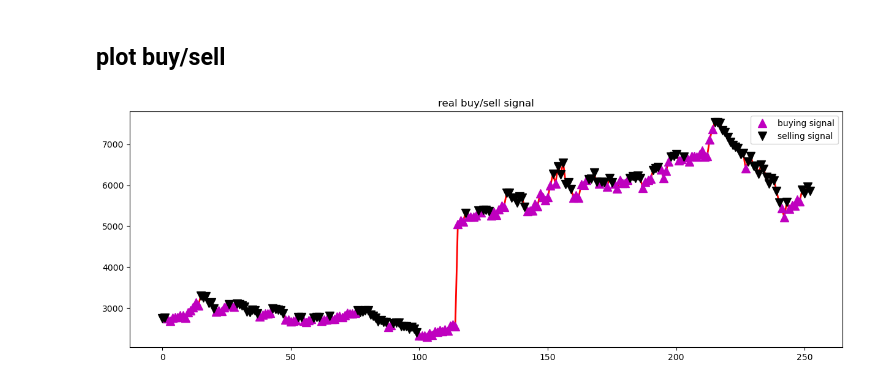
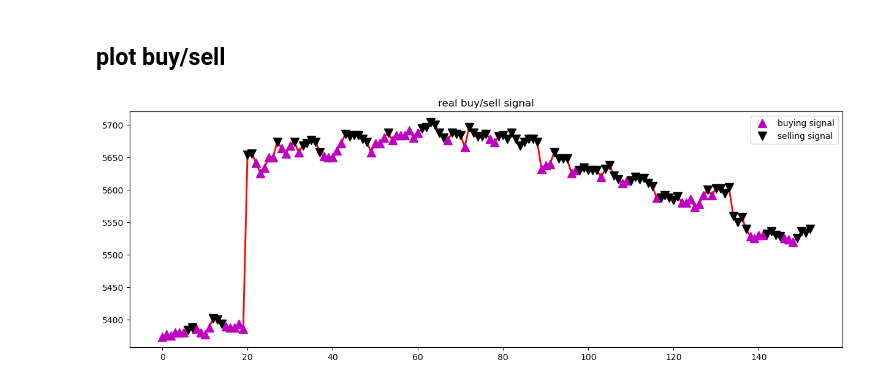
Before and after one commit to kylin-zhou/quant, a Jupyter notebook: notebook/multifactor_002.ipynb, the cells around one changed output. Saved outputs shown, nothing was run; the diff lists cells and outputs as text; code cells hidden in the pictures.

```diff
--- a/notebook/multifactor_002.ipynb
+++ b/notebook/multifactor_002.ipynb
@@ -388,27 +586,27 @@ evaluate(clf, test_data[0], test_data[1])
 # %%
 import matplotlib.pyplot as plt
 
 FUTURE = 5
 
-analyse_df = get_feature_df(test_df)
+analyse_df = get_feature_df(valid_df)
 
 states_buy, states_sell = [],[]
 for i in range(len(analyse_df)):
     if analyse_df.loc[i,"label"] == 1:
         states_buy.append(i)
     else:
         states_sell.append(i)
 
 close = analyse_df['close']
 fig = plt.figure(figsize = (15,5))
 plt.plot(close, color='r', lw=2.)
 plt.plot(close, '^', markersize=10, color='m', label = 'buying signal', markevery = states_buy)
 plt.plot(close, 'v', markersize=10, color='k', label = 'selling signal', markevery = states_sell)
 plt.title('real buy/sell signal')
 plt.legend()
 plt.show()
 # %% [output]
-[figure, old version]
+[figure, new version]
 # %%
 analyse_df = get_feature_df(test_df)
 
```
Also changed, not shown: parts of 25 cells of this notebook, 7 other files.
